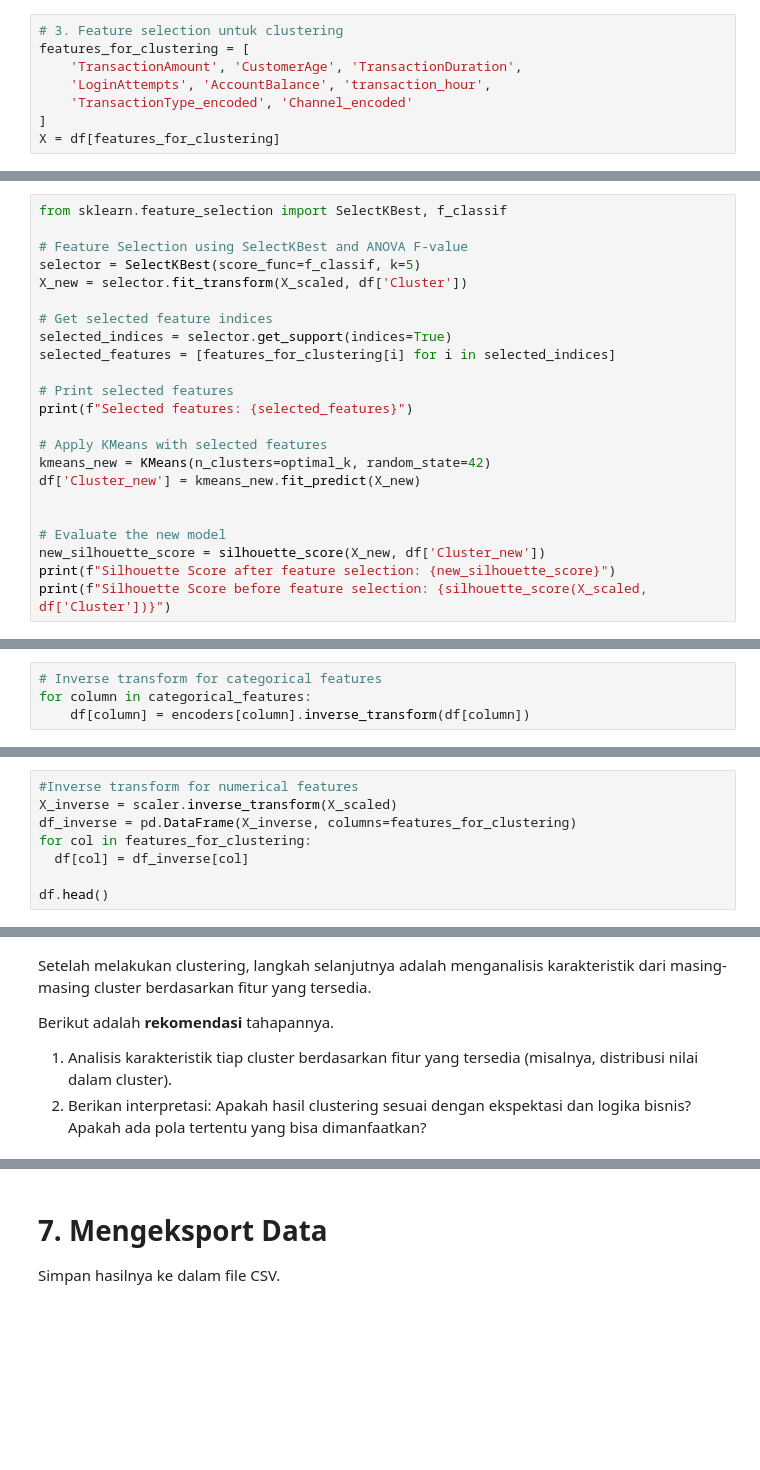
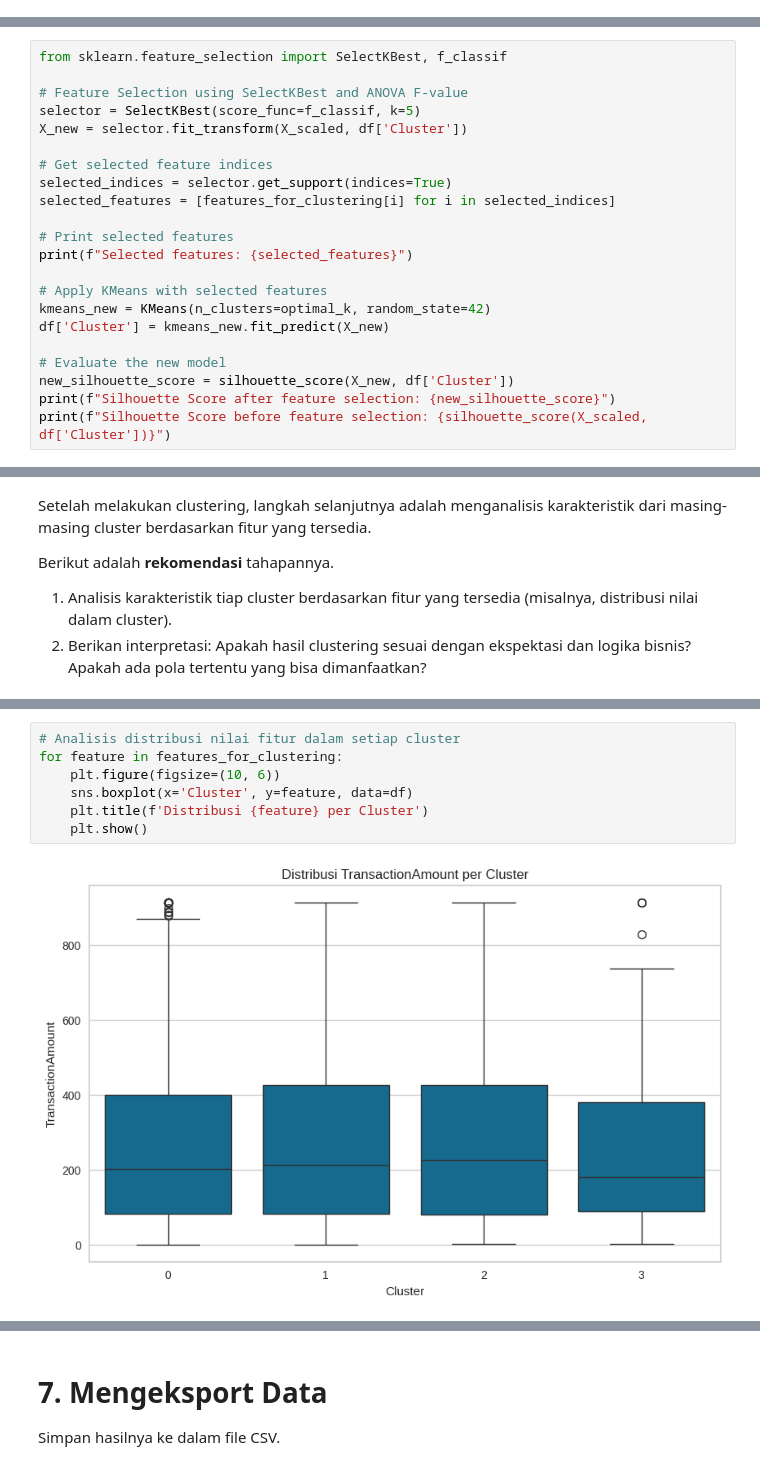
Before and after one commit to FendyDeveloper/Bank-Transaction-Dataset-for-Fraud-Detection, a Jupyter notebook: [Clustering]_Submission_Akhir_BMLP_Fendy_Rahmat.ipynb, the cells around one changed output, grey strips where cells are left out. Saved outputs shown, nothing was run; the diff lists cells and outputs as text; blank space fills up the shorter version.

````diff
--- a/[Clustering]_Submission_Akhir_BMLP_Fendy_Rahmat.ipynb
+++ b/[Clustering]_Submission_Akhir_BMLP_Fendy_Rahmat.ipynb
@@ -413,11 +431,3 @@ for col in categorical_features:
-# %%
-# 3. Feature selection untuk clustering
-features_for_clustering = [
-    'TransactionAmount', 'CustomerAge', 'TransactionDuration',
-    'LoginAttempts', 'AccountBalance', 'transaction_hour',
-    'TransactionType_encoded', 'Channel_encoded'
-]
-X = df[features_for_clustering]
 # %%
 X.head()
 # %% [output]
@@ -592,11 +558,10 @@ print(f"Selected features: {selected_features}")
 
 # Apply KMeans with selected features
 kmeans_new = KMeans(n_clusters=optimal_k, random_state=42)
-df['Cluster_new'] = kmeans_new.fit_predict(X_new)
-
+df['Cluster'] = kmeans_new.fit_predict(X_new)
 
 # Evaluate the new model
-new_silhouette_score = silhouette_score(X_new, df['Cluster_new'])
+new_silhouette_score = silhouette_score(X_new, df['Cluster'])
 print(f"Silhouette Score after feature selection: {new_silhouette_score}")
 print(f"Silhouette Score before feature selection: {silhouette_score(X_scaled, df['Cluster'])}")
 # %% [output]
@@ -693,7 +620,3 @@ Masukkan Data yang Sudah Di-Inverse ke dalam Dataset Asli atau Buat DataFrame Ba
 ```python
 df_original['Fitur'] = df_normalized['Fitur']
 ```
-# %%
-# Inverse transform for categorical features
-for column in categorical_features:
-    df[column] = encoders[column].inverse_transform(df[column])
@@ -705,11 +640,3 @@ Jika data numerik telah dinormalisasi menggunakan StandardScaler atau MinMaxScal
 ```python
 df_normalized[['Fitur_Numerik']] = scaler.inverse_transform(df_normalized[['Fitur_Numerik']])
 ```
-# %%
-#Inverse transform for numerical features
-X_inverse = scaler.inverse_transform(X_scaled)
-df_inverse = pd.DataFrame(X_inverse, columns=features_for_clustering)
-for col in features_for_clustering:
-  df[col] = df_inverse[col]
-
-df.head()
@@ -963,0 +696,9 @@ TransactionDate
+# %%
+# Analisis distribusi nilai fitur dalam setiap cluster
+for feature in features_for_clustering:
+    plt.figure(figsize=(10, 6))
+    sns.boxplot(x='Cluster', y=feature, data=df)
+    plt.title(f'Distribusi {feature} per Cluster')
+    plt.show()
+# %% [output]
+[figure, added]
````
Also changed, not shown: parts of 26 cells of this notebook.
